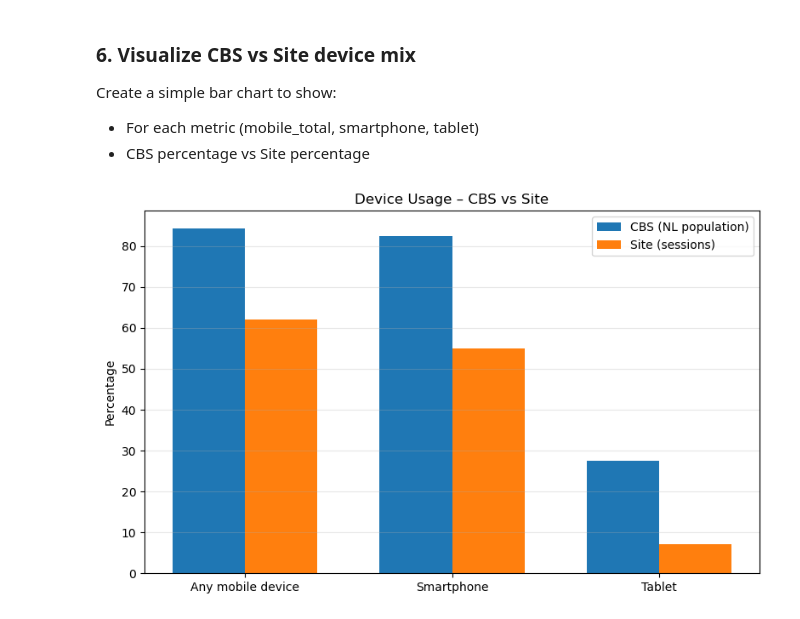
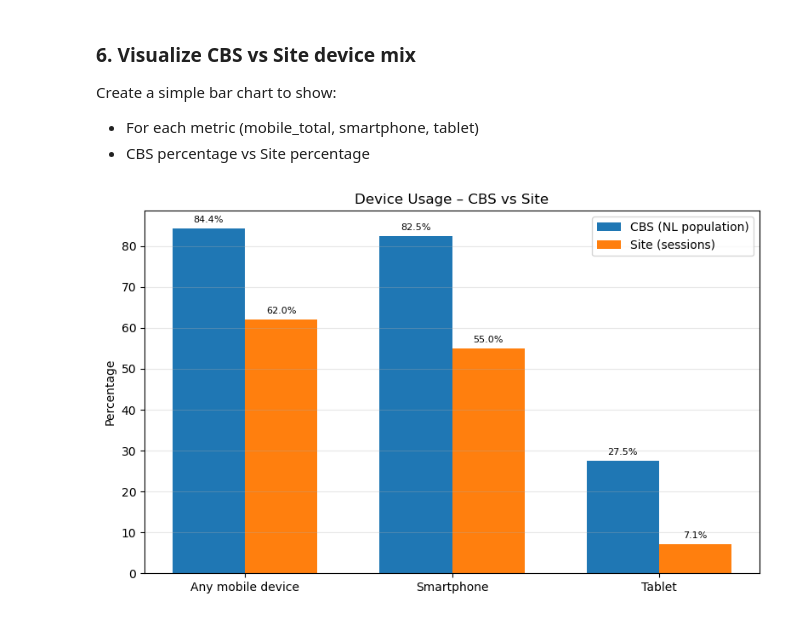
Before and after one commit to lauren-haan-gilbert/customer-behaviour-insight-engine, a Jupyter notebook: notebooks/06c_cbs_integration.ipynb, the cells around one changed output. Drawn from its saved outputs; the diff is of its cells as text; code cells hidden in the pictures.

```diff
--- a/notebooks/06c_cbs_integration.ipynb
+++ b/notebooks/06c_cbs_integration.ipynb
@@ -233,39 +245,43 @@ Create a simple bar chart to show:
 # %%
 import matplotlib.pyplot as plt
 import numpy as np
 
-# Figure out which column names we actually have
-if "cbs_pct" in device_compare.columns and "site_pct" in device_compare.columns:
-    cbs_col = "cbs_pct"
-    site_col = "site_pct"
-elif "CBS (2019)" in device_compare.columns and "Site (%)" in device_compare.columns:
-    cbs_col = "CBS (2019)"
-    site_col = "Site (%)"
-else:
-    raise ValueError("Could not detect CBS / Site columns in device_compare.")
-
-if "metric" in device_compare.columns:
-    label_col = "metric"
-elif "Device Category" in device_compare.columns:
-    label_col = "Device Category"
-else:
-    raise ValueError("Could not detect label column (metric / Device Category).")
-
-# Now build the bar chart
-plt.figure(figsize=(8, 5))
+# --- Basic setup ---
+x_labels = device_compare["Device Category"]
+cbs_values = device_compare["CBS (2019)"]
+site_values = device_compare["Site (%)"]
 
 x = np.arange(len(device_compare))
 width = 0.35
 
-plt.bar(x - width/2, device_compare[cbs_col],  width, label="CBS (NL population)")
-plt.bar(x + width/2, device_compare[site_col], width, label="Site (sessions)")
+plt.figure(figsize=(8, 5))
 
-plt.xticks(x, device_compare[label_col])
+bars_cbs = plt.bar(x - width/2, cbs_values,  width, label="CBS (NL population)")
+bars_site = plt.bar(x + width/2, site_values, width, label="Site (sessions)")
+
+plt.xticks(x, x_labels, rotation=0)
 plt.ylabel("Percentage")
 plt.title("Device Usage – CBS vs Site")
 plt.legend()
 plt.grid(axis="y", alpha=0.3)
+
+# --- Optional: add value labels above bars ---
+def add_labels(bars):
+    for bar in bars:
+        height = bar.get_height()
+        plt.text(
+            bar.get_x() + bar.get_width() / 2,
+            height + 1,
+            f"{height:.1f}%",
+            ha="center",
+            va="bottom",
+            fontsize=8,
+        )
+
+add_labels(bars_cbs)
+add_labels(bars_site)
+
 plt.tight_layout()
 plt.show()
 # %% [output]
-[figure, old version]
+[figure, new version]
```
Also changed, not shown: parts of 5 cells of this notebook, 2 other files.
